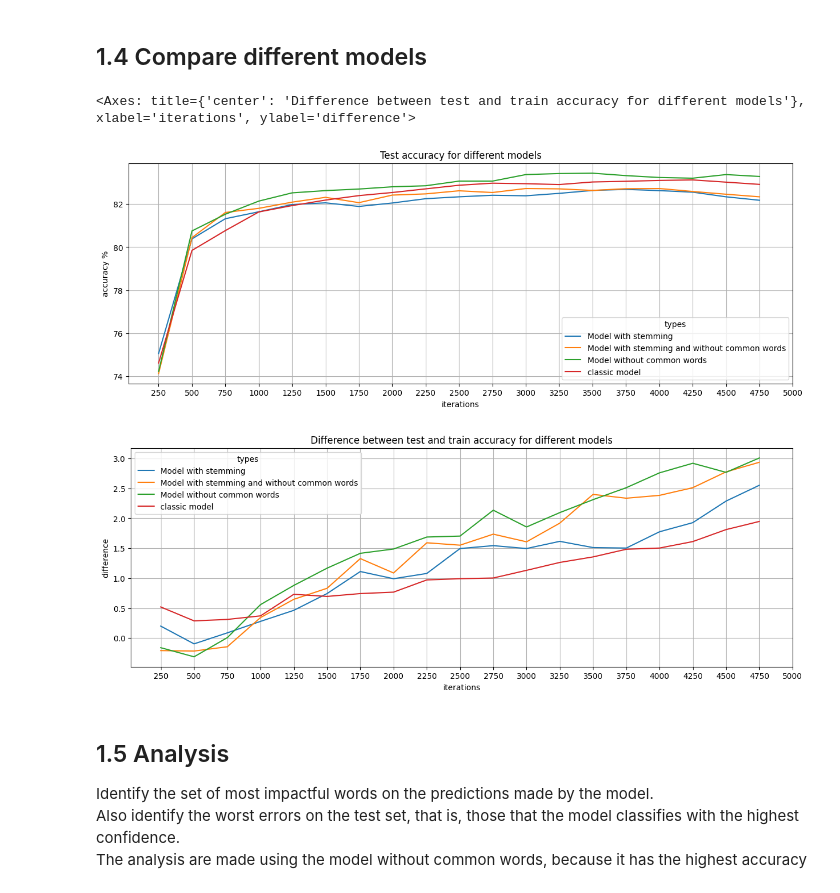
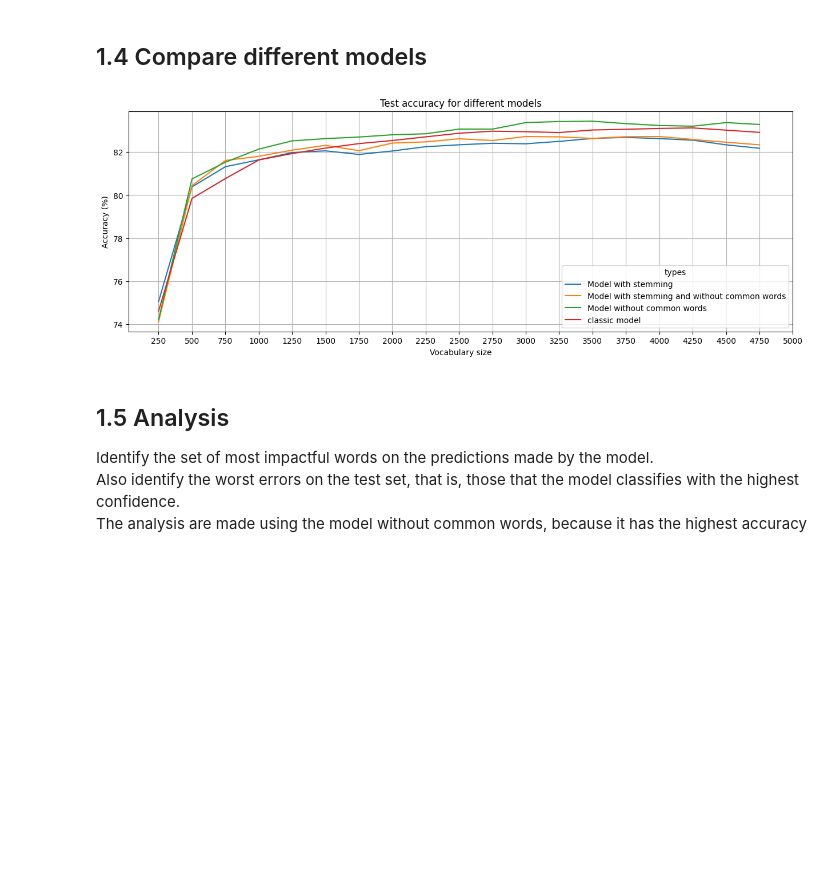
Before and after one commit to DavideLigari/movie-reviews-classification, a Jupyter notebook: mycode/movie_review.ipynb, the cells around one changed output. Saved outputs shown, nothing was run; the diff lists cells and outputs as text; code cells hidden in the pictures; blank space fills up the shorter version.

```diff
--- a/mycode/movie_review.ipynb
+++ b/mycode/movie_review.ipynb
@@ -107,27 +107,19 @@ for iter in range(250, 5000, 250):
 ## 1.4 Compare different models
 # %%
 import pandas as pd
-results = pd.DataFrame({'iterations': iterations, 'types': types,
+results = pd.DataFrame({'Vocabulary size': iterations, 'types': types,
                        'test_accuracy': test_accuracy, 'train_accuracy': train_accuracy})
 
-results.to_csv('results.csv', index=True)
 results1 = results.pivot(
-    index='iterations', columns='types', values='test_accuracy')
+    index='Vocabulary size', columns='types', values='test_accuracy')
 
 
 results1.plot(kind='line', title='Test accuracy for different models',
-              legend=True, grid=True, figsize=(15, 5), xticks=range(250, 5250, 250), ylabel='accuracy %')
+              legend=True, grid=True, figsize=(15, 5), xticks=range(250, 5250, 250), ylabel='Accuracy (%)')
 
 results['difference'] = results['train_accuracy']-results['test_accuracy']
-
-results2 = results.pivot(
-    index='iterations', columns='types', values='difference')
-results2.plot(kind='line', title='Difference between test and train accuracy for different models',
-              legend=True, grid=True, figsize=(15, 5), xticks=range(250, 5250, 250), ylabel='difference')
 # %% [output]
-<Axes: title={'center': 'Difference between test and train accuracy for different models'}, xlabel='iterations', ylabel='difference'>
-[figure, old version]
+[figure, new version]
-[figure, removed]
 # %% [markdown]
 ## 1.5 Analysis
 Identify the set of most impactful words on the predictions made by the model.
```
Also changed, not shown: parts of 4 cells of this notebook, 2 other files.
